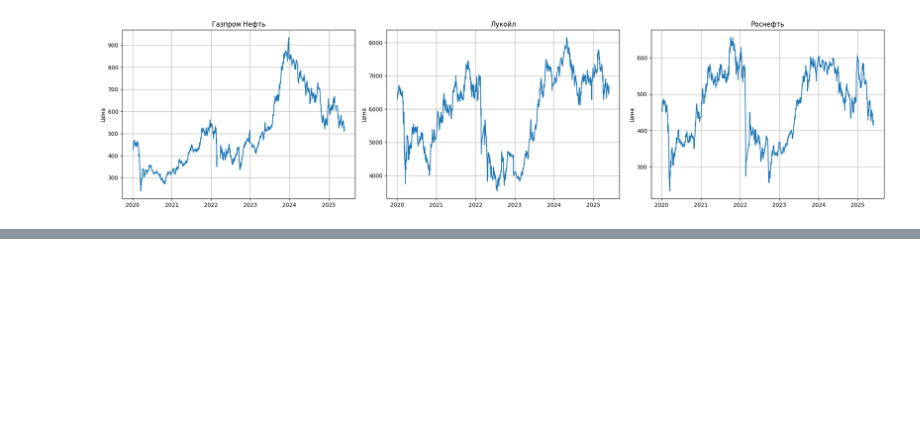
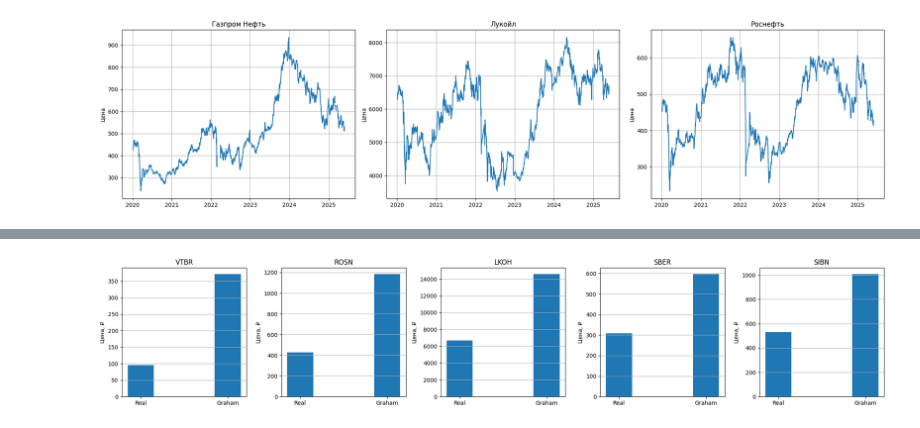
Before and after one commit to Lepiev/finance, a Jupyter notebook: analysis.ipynb, the cells around one changed output, grey strips where cells are left out. Cells and saved outputs as stored; diff of their text form; code cells hidden in the pictures; blank space fills up the shorter version.

```diff
--- a/analysis.ipynb
+++ b/analysis.ipynb
@@ -152,0 +160,19 @@ display(valuation)
+# %%
+
+tickers       = valuation.index.tolist()
+real_prices   = valuation['Price'].astype(float).values
+graham_prices = valuation['GrahamPrice'].astype(float).values
+
+n = len(tickers)
+fig, axes = plt.subplots(1, n, figsize=(4 * n, 4), sharey=False)
+
+for ax, ticker, rp, gp in zip(axes, tickers, real_prices, graham_prices):
+    ax.bar(['Real', 'Graham'], [rp, gp], width=0.3)
+    ax.set_title(ticker)
+    ax.set_ylabel('Цена, ₽')
+    ax.grid(axis='y')
+
+plt.tight_layout()
+plt.show()
+# %% [output]
+[figure, added]
```
Also changed, not shown: parts of 8 cells of this notebook.
